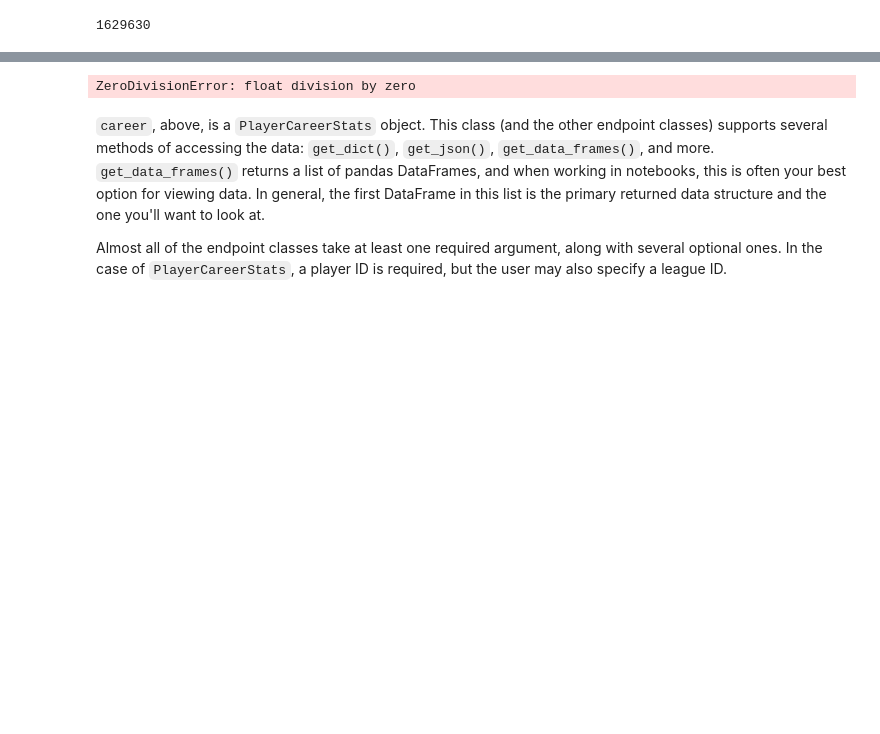
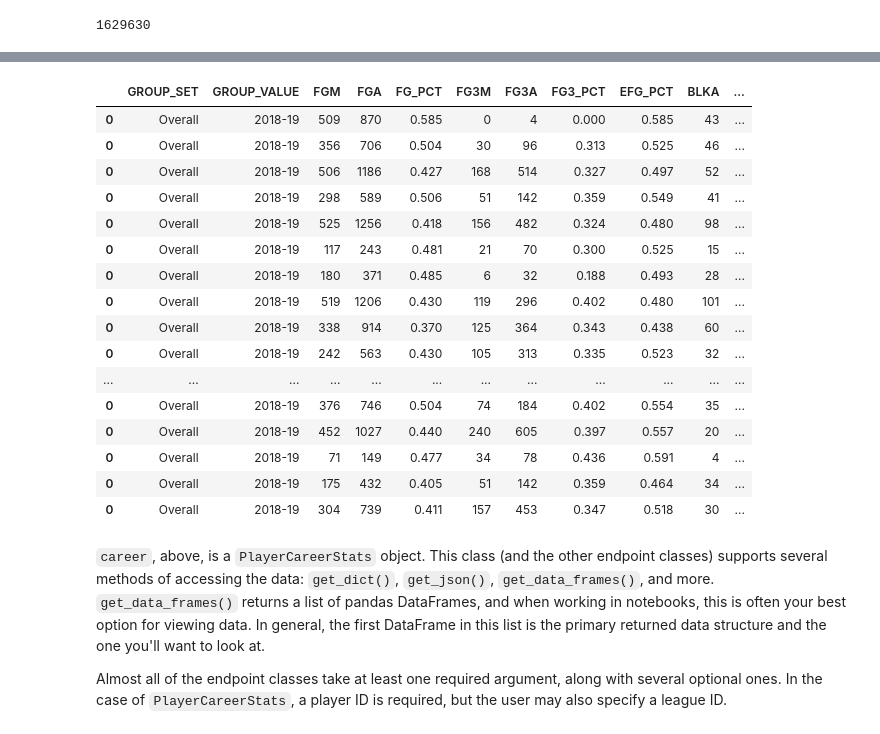
Before and after one commit to pwalesdi/NBA_Player_Prediction, a Jupyter notebook: Draft_Notebook.ipynb, the cells around one changed output, grey strips where cells are left out. Cells and saved outputs as stored; diff of their text form; code cells hidden in the pictures; blank space fills up the shorter version.

```diff
--- a/Draft_Notebook.ipynb
+++ b/Draft_Notebook.ipynb
@@ -162,7 +172,31 @@ drafted_players
 # %%
-drafed_players['eFG%'] = (drafted_players['FGM'] + 1.5*drafted_players['FG3M']) / drafted_players['FGA']
+# FGS = (drafted_players['FGM'] + 1.5*drafted_players['FG3M'])
+
+# drafted_players['eFG%'] = (drafted_players['FGM'] + 1.5*drafted_players['FG3M']) / drafted_players['FGA']
-# %% [output]
-ZeroDivisionError: float division by zero
+# %%
+shooting = pd.DataFrame()
+for i in id_list:
+    test = playerdashboardbyshootingsplits.PlayerDashboardByShootingSplits(player_id=str(i))
+    shooting = shooting.append(test.get_data_frames()[0])
+shooting
+# %% [output]
+|  | GROUP_SET | GROUP_VALUE | FGM | FGA | FG_PCT | FG3M | FG3A | FG3_PCT | EFG_PCT | BLKA | ... |
+| 0 | Overall | 2018-19 | 509 | 870 | 0.585 | 0 | 4 | 0.000 | 0.585 | 43 | ... |
+| 0 | Overall | 2018-19 | 356 | 706 | 0.504 | 30 | 96 | 0.313 | 0.525 | 46 | ... |
+| 0 | Overall | 2018-19 | 506 | 1186 | 0.427 | 168 | 514 | 0.327 | 0.497 | 52 | ... |
+| 0 | Overall | 2018-19 | 298 | 589 | 0.506 | 51 | 142 | 0.359 | 0.549 | 41 | ... |
+| 0 | Overall | 2018-19 | 525 | 1256 | 0.418 | 156 | 482 | 0.324 | 0.480 | 98 | ... |
+| 0 | Overall | 2018-19 | 117 | 243 | 0.481 | 21 | 70 | 0.300 | 0.525 | 15 | ... |
+| 0 | Overall | 2018-19 | 180 | 371 | 0.485 | 6 | 32 | 0.188 | 0.493 | 28 | ... |
+| 0 | Overall | 2018-19 | 519 | 1206 | 0.430 | 119 | 296 | 0.402 | 0.480 | 101 | ... |
+| 0 | Overall | 2018-19 | 338 | 914 | 0.370 | 125 | 364 | 0.343 | 0.438 | 60 | ... |
+| 0 | Overall | 2018-19 | 242 | 563 | 0.430 | 105 | 313 | 0.335 | 0.523 | 32 | ... |
+| ... | ... | ... | ... | ... | ... | ... | ... | ... | ... | ... | ... |
+| 0 | Overall | 2018-19 | 376 | 746 | 0.504 | 74 | 184 | 0.402 | 0.554 | 35 | ... |
+| 0 | Overall | 2018-19 | 452 | 1027 | 0.440 | 240 | 605 | 0.397 | 0.557 | 20 | ... |
+| 0 | Overall | 2018-19 | 71 | 149 | 0.477 | 34 | 78 | 0.436 | 0.591 | 4 | ... |
+| 0 | Overall | 2018-19 | 175 | 432 | 0.405 | 51 | 142 | 0.359 | 0.464 | 34 | ... |
+| 0 | Overall | 2018-19 | 304 | 739 | 0.411 | 157 | 453 | 0.347 | 0.518 | 30 | ... |
 # %% [markdown]
 `career`, above, is a `PlayerCareerStats` object.
 This class (and the other endpoint classes) supports several methods of accessing the data: `get_dict()`, `get_json()`, `get_data_frames()`, and more.
```
Also changed, not shown: parts of 9 cells of this notebook, 4 other files.
